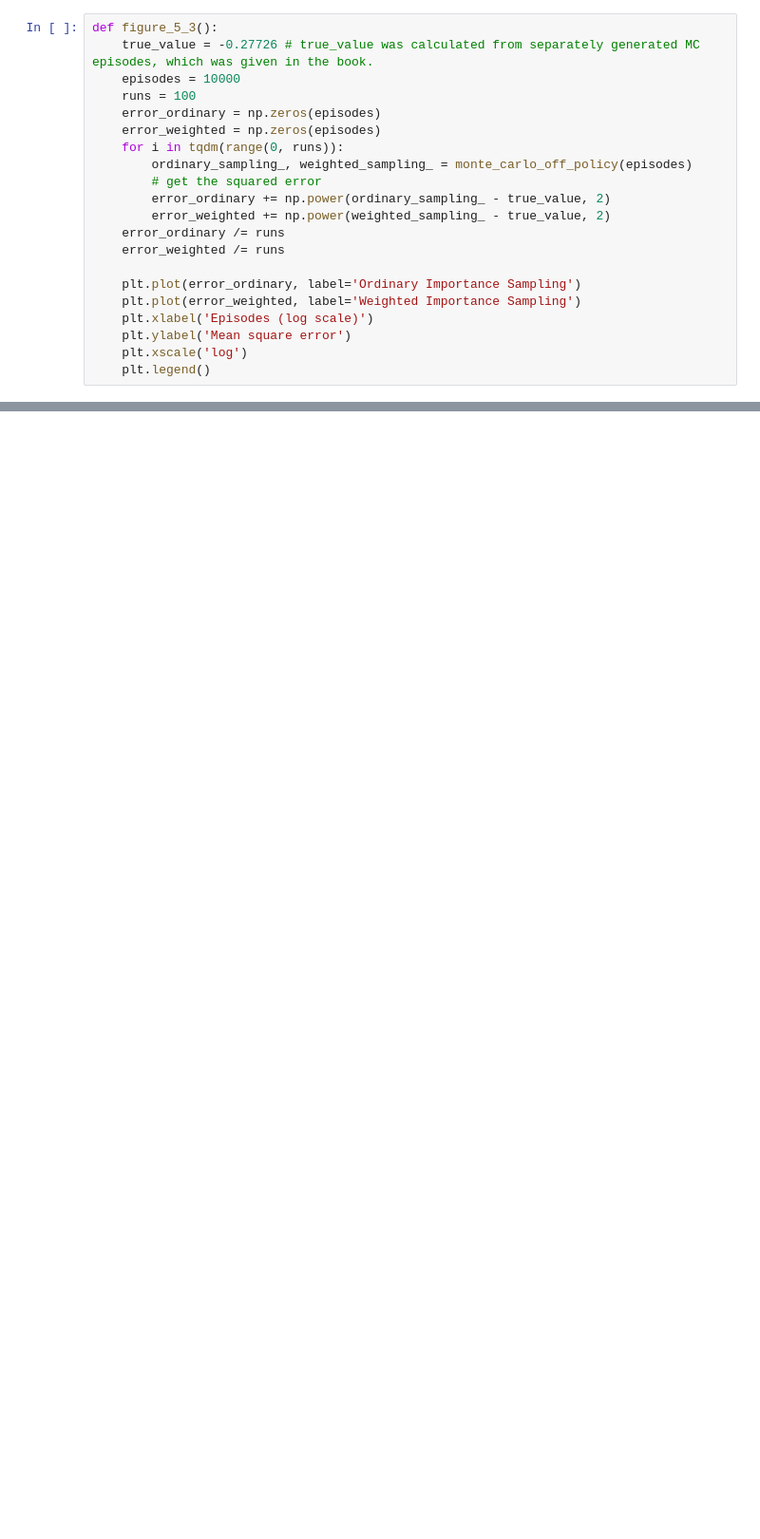
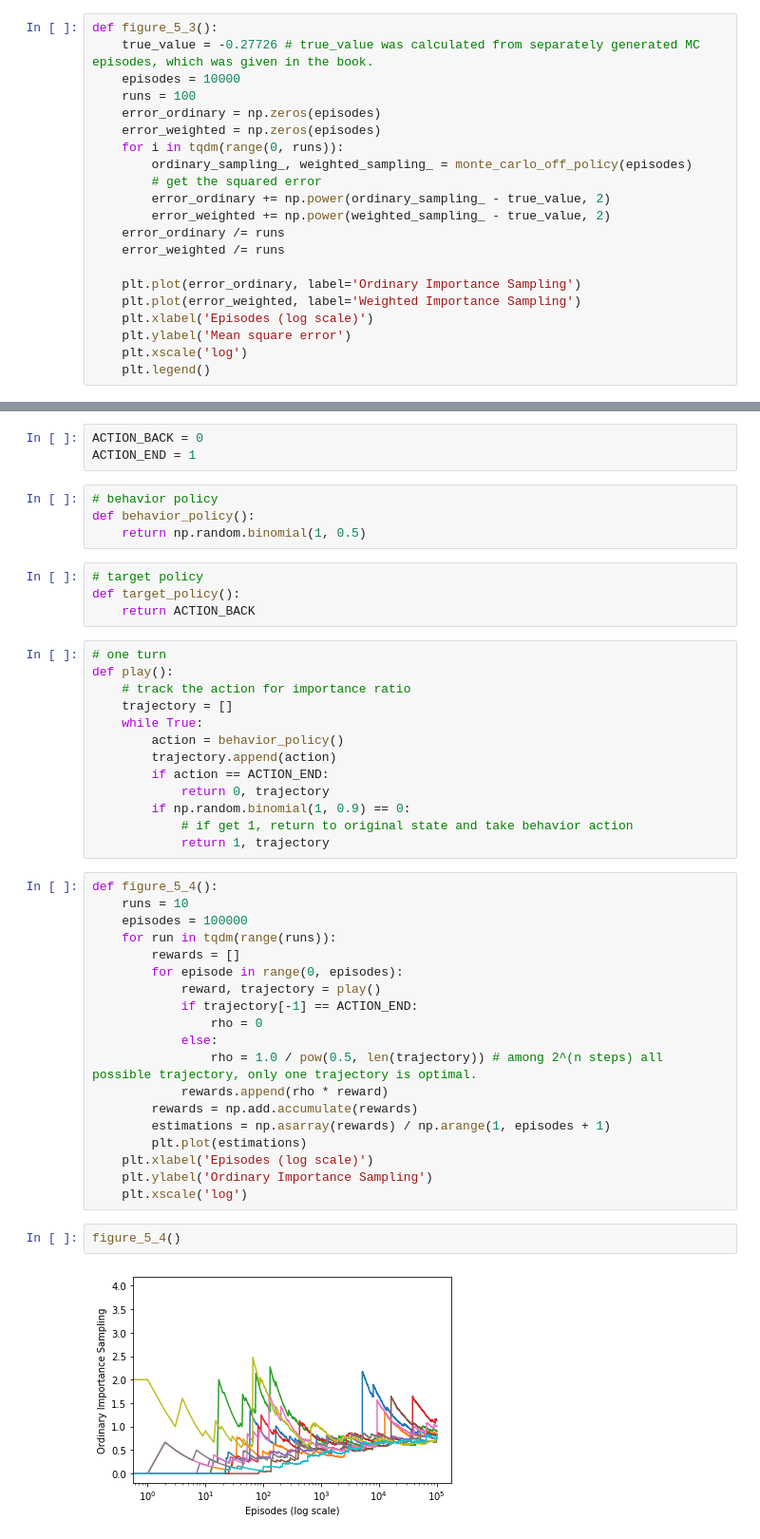
Before and after one commit to HyunsuLee/RL_test, a Jupyter notebook: RL_SBbook_Chapter5.ipynb, the cells around one changed output, grey strips where cells are left out. Shown at 95% size. Drawn from its saved outputs; the diff is of its cells as text; blank space fills up the shorter version.

```diff
--- a/RL_SBbook_Chapter5.ipynb
+++ b/RL_SBbook_Chapter5.ipynb
@@ -388,0 +375,47 @@ np.where()
+# %%
+ACTION_BACK = 0
+ACTION_END = 1
+# %%
+# behavior policy
+def behavior_policy():
+    return np.random.binomial(1, 0.5)
+# %%
+# target policy
+def target_policy():
+    return ACTION_BACK
+# %%
+# one turn
+def play():
+    # track the action for importance ratio
+    trajectory = []
+    while True:
+        action = behavior_policy()
+        trajectory.append(action)
+        if action == ACTION_END:
+            return 0, trajectory
+        if np.random.binomial(1, 0.9) == 0:
+            # if get 1, return to original state and take behavior action
+            return 1, trajectory
+# %%
+def figure_5_4():
+    runs = 10
+    episodes = 100000
+    for run in tqdm(range(runs)):
+        rewards = []
+        for episode in range(0, episodes):
+            reward, trajectory = play()
+            if trajectory[-1] == ACTION_END:
+                rho = 0
+            else:
+                rho = 1.0 / pow(0.5, len(trajectory)) # among 2^(n steps) all possible trajectory, only one trajectory is optimal.
+            rewards.append(rho * reward)
+        rewards = np.add.accumulate(rewards)
+        estimations = np.asarray(rewards) / np.arange(1, episodes + 1)
+        plt.plot(estimations)
+    plt.xlabel('Episodes (log scale)')
+    plt.ylabel('Ordinary Importance Sampling')
+    plt.xscale('log')
+# %%
+figure_5_4()
+# %% [output]
+[figure, added]
```
Also changed, not shown: parts of 8 cells of this notebook.
